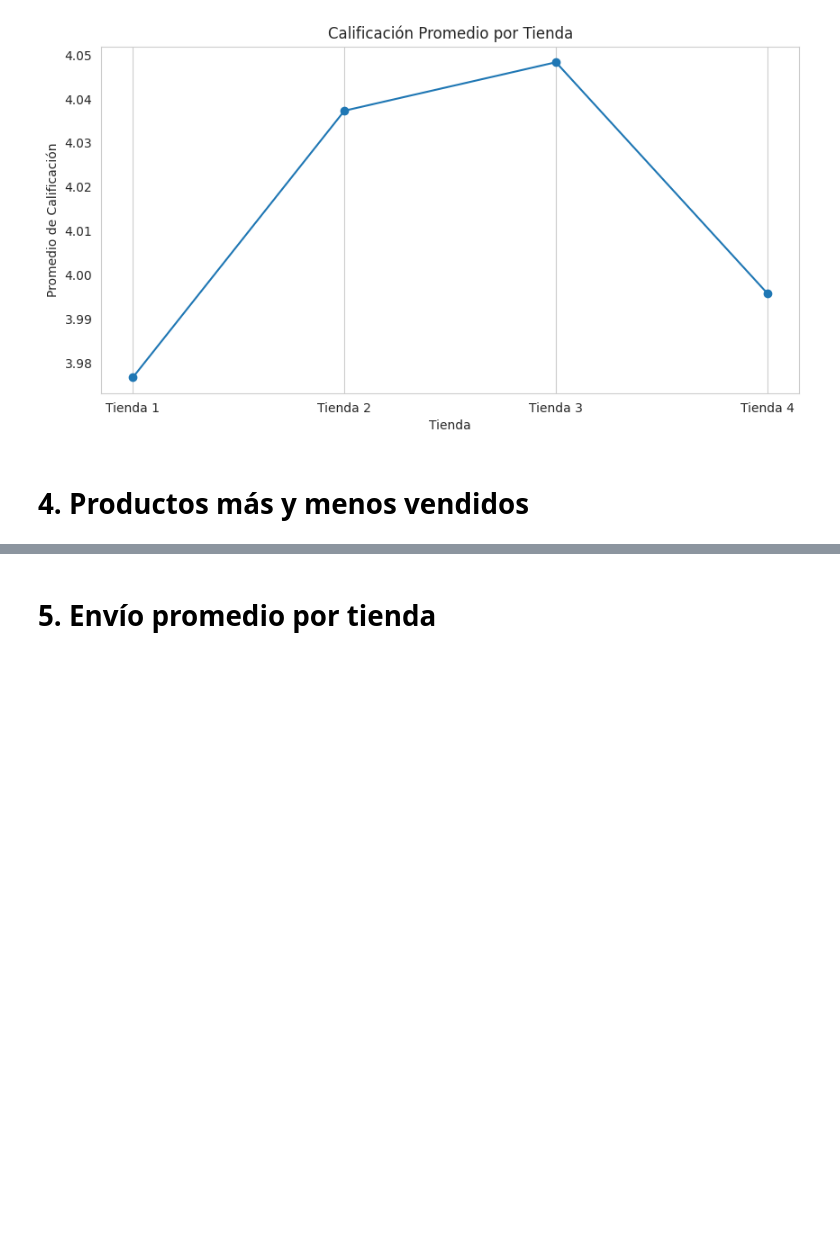
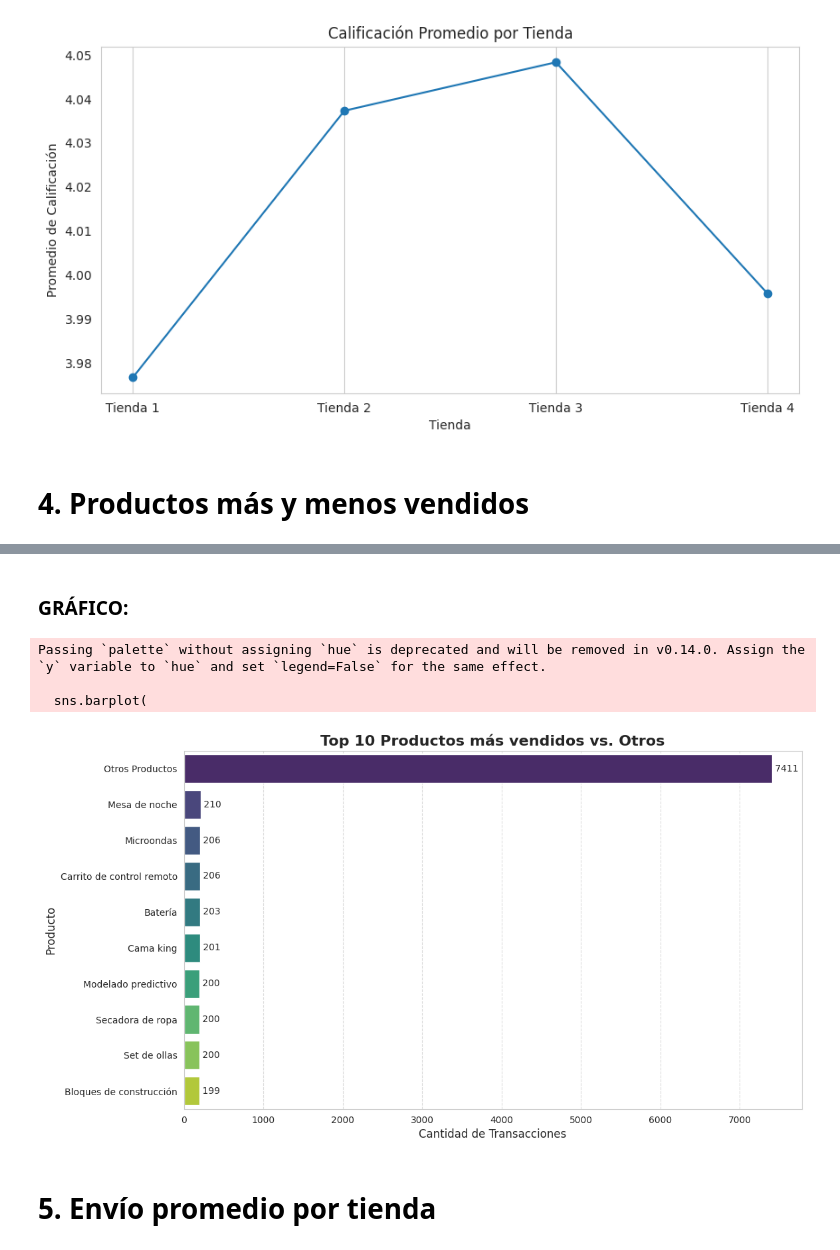
Before and after one commit to edgarbernaling-arch/Desafio_1_Ciencia_de_datos_Edgar_Bernal, a Jupyter notebook: Copia_de_AluraStoreLatam_Challegue1_Ciencia_de_datos_Edgar_Bernal.ipynb, the cells around one changed output, grey strips where cells are left out. Saved outputs shown, nothing was run; the diff lists cells and outputs as text; code cells hidden in the pictures; blank space fills up the shorter version.

```diff
--- a/Copia_de_AluraStoreLatam_Challegue1_Ciencia_de_datos_Edgar_Bernal.ipynb
+++ b/Copia_de_AluraStoreLatam_Challegue1_Ciencia_de_datos_Edgar_Bernal.ipynb
@@ -211,2 +297,50 @@ plt.show()
+# %% [markdown]
+### GRÁFICO:
+# %%
+import matplotlib.pyplot as plt
+import seaborn as sns
+
+df_consolidado = pd.concat(tiendas, ignore_index=True)
+
+# 1. Agrupar y ordenar ventas
+conteo_ventas = df_consolidado.groupby('Producto').size().reset_index(name='Cantidad de Transacciones')
+conteo_ventas_ordenado = conteo_ventas.sort_values(by='Cantidad de Transacciones', ascending=False)
+
+# 2. DEFINICIÓN DE top_10 y ventas_otros
+top_10 = conteo_ventas_ordenado.head(10).copy()
+total_ventas_general = conteo_ventas_ordenado['Cantidad de Transacciones'].sum()
+total_ventas_top_10 = top_10['Cantidad de Transacciones'].sum()
+ventas_otros = total_ventas_general - total_ventas_top_10
+
+# 3. Creación de df_pie (con 'Otros Productos')
+df_pie = top_10.copy()
+df_pie.loc[len(df_pie)] = ['Otros Productos', ventas_otros]
+
+# 4. Generación del Gráfico de Barras
+plt.figure(figsize=(12, 7))
+
+sns.barplot(
+    x='Cantidad de Transacciones',
+    y='Producto',
+    data=df_pie.sort_values(by='Cantidad de Transacciones', ascending=False),
+    palette='viridis' # Paleta de colores para las barras
+)
+
+# Configuración y etiquetas
+plt.title('Top 10 Productos más vendidos vs. Otros', fontsize=16, weight='bold')
+plt.xlabel('Cantidad de Transacciones', fontsize=12)
+plt.ylabel('Producto', fontsize=12)
+plt.grid(axis='x', linestyle='--', alpha=0.7)
+
+# Añadir etiquetas de valor a las barras
+for index, value in enumerate(df_pie.sort_values(by='Cantidad de Transacciones', ascending=False)['Cantidad de Transacciones']):
+    plt.text(value, index, f' {value}', va='center', fontsize=10)
+
+plt.show()
+# %% [output]
+Passing `palette` without assigning `hue` is deprecated and will be removed in v0.14.0. Assign the `y` variable to `hue` and set `legend=False` for the same effect.
+
+  sns.barplot(
+[figure, added]
 # %% [markdown]
 # 5. Envío promedio por tienda
```
Also changed, not shown: parts of 5 cells of this notebook.
